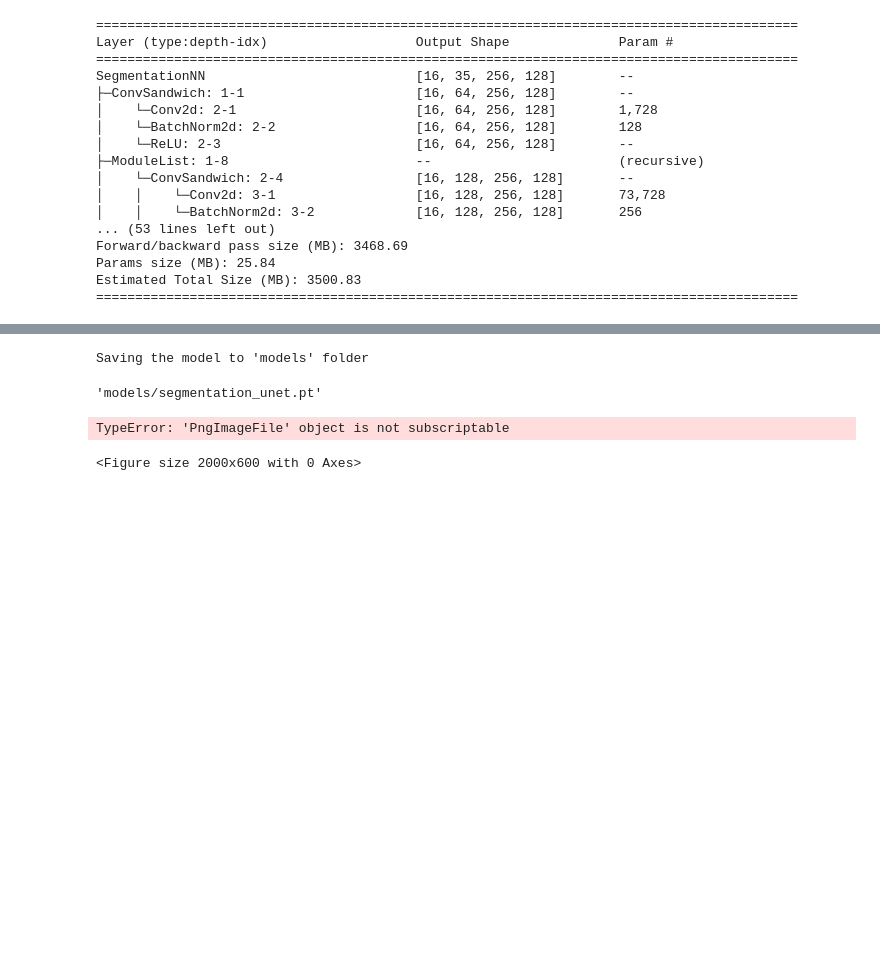
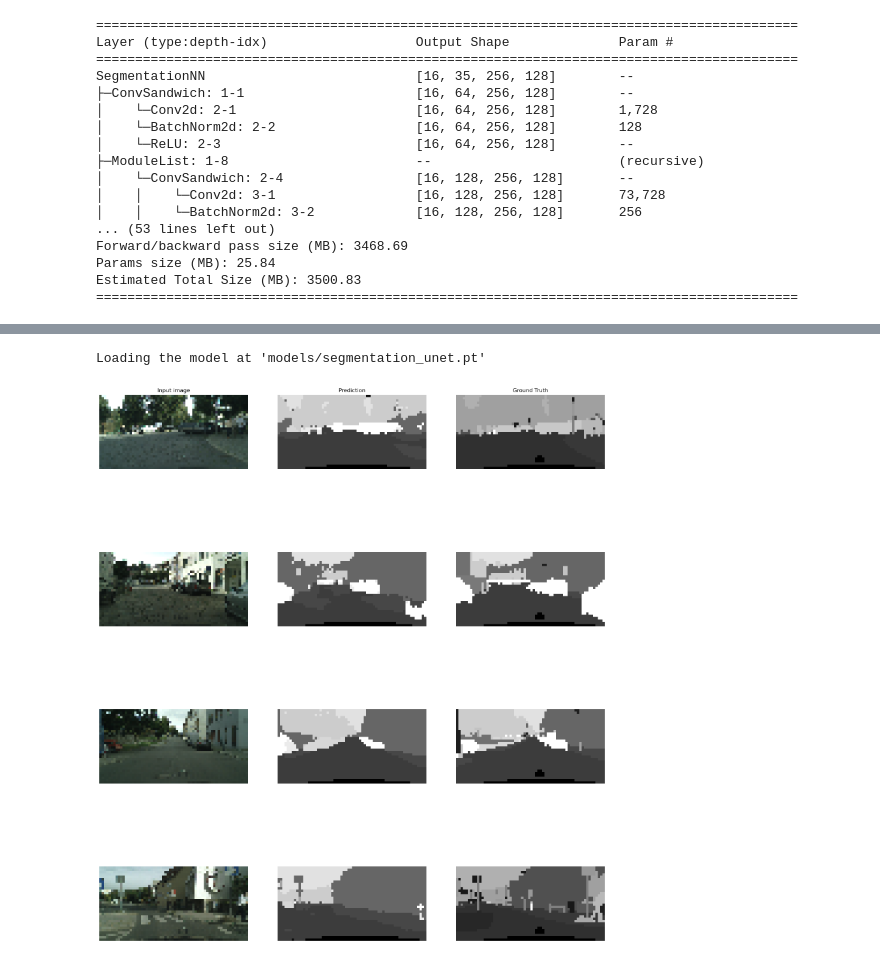
Before and after one commit to TimothyQuark/mtt_jupyter, a Jupyter notebook: car_segmentation.ipynb, the cells around one changed output, grey strips where cells are left out. Saved outputs shown, nothing was run; the diff lists cells and outputs as text; code cells hidden in the pictures; blank space fills up the shorter version.

Commit message:
Basic output visualizer finished

```diff
--- a/car_segmentation.ipynb
+++ b/car_segmentation.ipynb
@@ -651,27 +652,50 @@ def save(model, path, file_name):
     torch.save(model, model_path)
     return model_path
 
-# def load(model, path):
-#     self = torch.load(path)
-
-save(model, path="models", file_name="segmentation_unet")
+def load(path):
+    model = torch.load(path)
+    model.eval()
+    print(f"Loading the model at \'{path}\'")
+    return model
-# %% [output]
-Saving the model to 'models' folder
-'models/segmentation_unet.pt'
+# %%
+# save(model, path="models", file_name="segmentation_unet")
+
+model = load("models/segmentation_unet.pt")
+# %% [output]
+Loading the model at 'models/segmentation_unet.pt'
 # %%
 def visualizer(model, device, test_data):
-    num_example_imgs = 4
-    plt.figure(figsize=(20, 6))
+    n = len(test_data)
+    plt.figure(figsize=(20, 6 * n))
 
-    for i, (img, target) in enumerate(test_data[:num_example_imgs]):
+    for i, (img, target) in enumerate(test_data):
+
+        # Colored input image
+        plt.subplot(n, 3, i * 3 + 1)
+        plt.imshow(img.numpy().transpose(1, 2, 0))
+        plt.axis("off")
+        if i == 0:
+            plt.title("Input image")
+
+        # Prediction
         inputs = img.unsqueeze(0)
         inputs = inputs.to(device)
+        outputs = model.forward(inputs)
+        _, pred = torch.max(outputs, dim=1)
+        plt.subplot(n, 3, i * 3 + 2)
+        plt.imshow(pred.numpy().squeeze())
+        plt.axis("off")
+        if i == 0:
+            plt.title("Prediction")
 
-        outputs = model.forward(inputs)
-        _, preds = torch.max(outputs, dim=1)
-        pred = preds
+        # Ground truth
+        plt.subplot(n, 3, i * 3 + 3)
+        plt.imshow(target[0])
+        plt.axis("off")
+        if i == 0:
+            plt.title("Ground Truth")
-# %%
-visualizer(model, device, test_dataset)
-# %% [output]
-TypeError: 'PngImageFile' object is not subscriptable
-<Figure size 2000x600 with 0 Axes>
+# %%
+num_example_imgs = 4
+visualizer(model, device, train_dataset[0:num_example_imgs])
+# %% [output]
+[figure, added]
```
Also changed, not shown: parts of 3 cells of this notebook, 1 other file.
